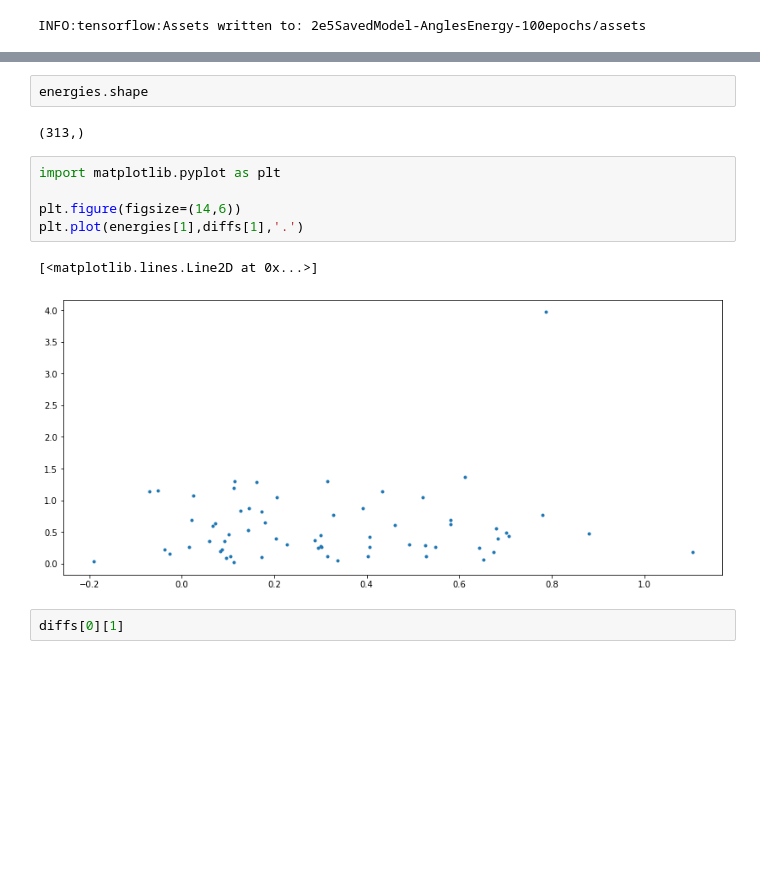
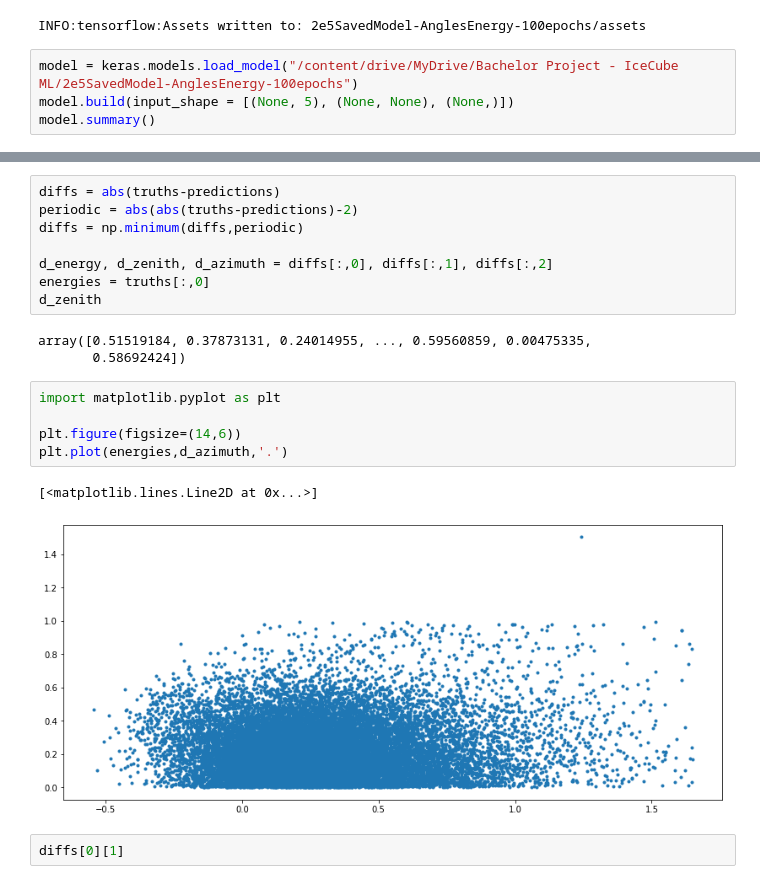
Before and after one commit to JakobSchauser/BachelorProject-IceCube-ML, a Jupyter notebook: Third_working_model.ipynb, the cells around one changed output, grey strips where cells are left out. Cells and saved outputs as stored; diff of their text form; blank space fills up the shorter version.

Commit message:
Started saving and loading of models

```diff
--- a/Third_working_model.ipynb
+++ b/Third_working_model.ipynb
@@ -267,3 +255,7 @@ dataset_targets = ["energy_log10","azimuth","zenith"]
 # dataset targets = ["energy_log10", "position_x", "position_y", "position_z", "direction_x", "direction_y", "direction_z"]
 # %% [output]
 INFO:tensorflow:Assets written to: 2e5SavedModel-AnglesEnergy-100epochs/assets
+# %%
+model = keras.models.load_model("/content/drive/MyDrive/Bachelor Project - IceCube ML/2e5SavedModel-AnglesEnergy-100epochs")
+model.build(input_shape = [(None, 5), (None, None), (None,)])
+model.summary()
@@ -323,14 +345,21 @@ Test Acc: 0.35154062509536743
-# %%
-energies.shape
-# %% [output]
-(313,)
+# %%
+diffs = abs(truths-predictions)
+periodic = abs(abs(truths-predictions)-2)
+diffs = np.minimum(diffs,periodic)
+
+d_energy, d_zenith, d_azimuth = diffs[:,0], diffs[:,1], diffs[:,2]
+energies = truths[:,0]
+d_zenith
+# %% [output]
+array([0.51519184, 0.37873131, 0.24014955, ..., 0.59560859, 0.00475335,
+       0.58692424])
 # %%
 import matplotlib.pyplot as plt
 
 plt.figure(figsize=(14,6))
-plt.plot(energies[1],diffs[1],'.')
+plt.plot(energies,d_azimuth,'.')
 # %% [output]
 [<matplotlib.lines.Line2D at 0x...>]
-[figure, old version]
+[figure, new version]
 # %%
 diffs[0][1]
```
Also changed, not shown: parts of 6 cells of this notebook.
